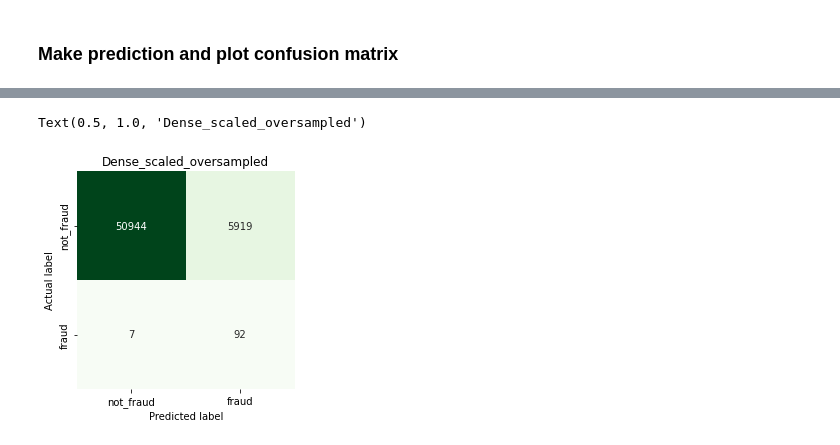
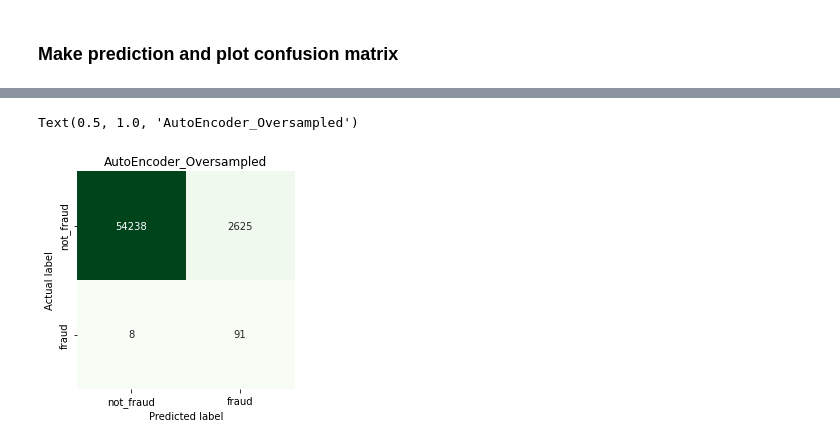
Before and after one commit to Poorya0071/Fraud-Detection, a Jupyter notebook: FraudDetection.ipynb, the cells around one changed output, grey strips where cells are left out. Cells and saved outputs as stored; diff of their text form; code cells hidden in the pictures.

```diff
--- a/FraudDetection.ipynb
+++ b/FraudDetection.ipynb
@@ -628,5 +651,0 @@ y_pred = model_5.predict(X_test)
-# %%
-ls_pred_test = []
-for i in range(len(y_test)):
-    pred = np.round(y_pred[i])
-    ls_pred_test.append(pred)
@@ -845,20 +786,22 @@ In the following steps, the AutoEncoder model is fit to an oversampled and scale
 input_layer = tf.keras.layers.Input(shape=(31,))
 
 ## encoding layers
-encoded = tf.keras.layers.Dense(16, activation='selu', activity_regularizer=tf.keras.regularizers.l1(10e-5))(input_layer)
-encoded = tf.keras.layers.Dense(32, activation='selu')(encoded)
+encoded = tf.keras.layers.Dense(100, activation='tanh',activity_regularizer=tf.keras.regularizers.l1(10e-5))(input_layer)
+encoded = tf.keras.layers.Dense(50, activation='relu')(encoded)
+
 
 ## decoding layers
-decoded = tf.keras.layers.Dense(32, activation='selu')(encoded)
-decoded = tf.keras.layers.Dense(16, activation='selu')(decoded)
+decoded = tf.keras.layers.Dense(50, activation='tanh')(encoded)
+decoded = tf.keras.layers.Dense(100, activation='tanh')(decoded)
+
 
 ## output layer
-output_layer = tf.keras.layers.Dense(31, activation='sigmoid')(decoded)
+output_layer = tf.keras.layers.Dense(31, activation='relu')(decoded)
 autoencoder = tf.keras.models.Model(input_layer, output_layer)
-autoencoder.compile(optimizer="adam", loss="mse", metrics=['accuracy'])
+autoencoder.compile(optimizer=tf.keras.optimizers.Adam(), loss="mse", metrics=['accuracy'])
 # %%
 autoencoder.fit(X_train_scaled_ros, X_train_scaled_ros,
-                batch_size = 256, epochs = 200, verbose = 0,
+                batch_size = 256, epochs = 100, verbose = 0,
                 validation_data=[X_test_scaled_ros, X_test_scaled_ros])
 # %% [output]
 <keras.callbacks.History at 0x...>
@@ -871,5 +815,5 @@ y_pred = autoencoder.predict(X_test_scaled)
 # %%
-y_pred_test = model_7.predict(y_pred)
+y_pred_test = model_6.predict(y_pred)
 ls_pred_test = []
 for i in range(len(y_test)):
     pred = np.round(y_pred_test[i])
@@ -879,12 +823,12 @@ for i in range(len(y_test)):
 # %%
 cm = confusion_matrix(y_test, ls_pred_test)
 labels = ['not_fraud', 'fraud']
 sns.heatmap(cm, square=True, annot=True, fmt='d', cbar=False, cmap='Greens',
             xticklabels=labels, yticklabels=labels)
 plt.xlabel('Predicted label')
 plt.ylabel('Actual label')
-plt.title('Dense_scaled_oversampled')
+plt.title('AutoEncoder_Oversampled')
 # %% [output]
-Text(0.5, 1.0, 'Dense_scaled_oversampled')
+Text(0.5, 1.0, 'AutoEncoder_Oversampled')
-[figure, old version]
+[figure, new version]
 # %% [markdown]
```
Also changed, not shown: parts of 62 cells of this notebook.
